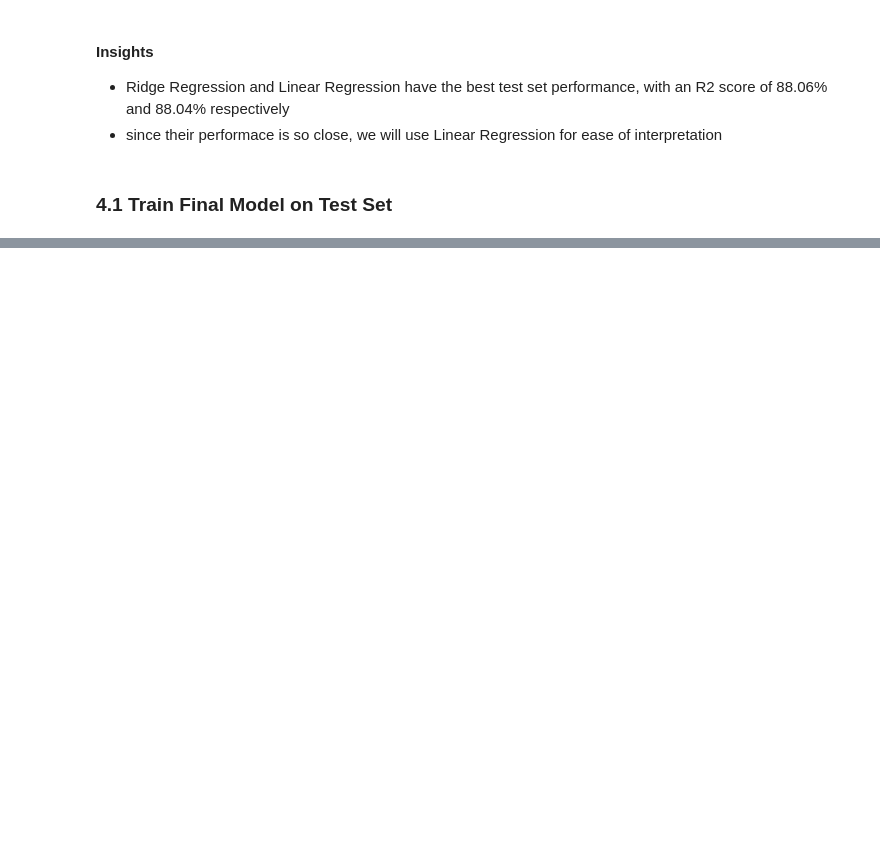
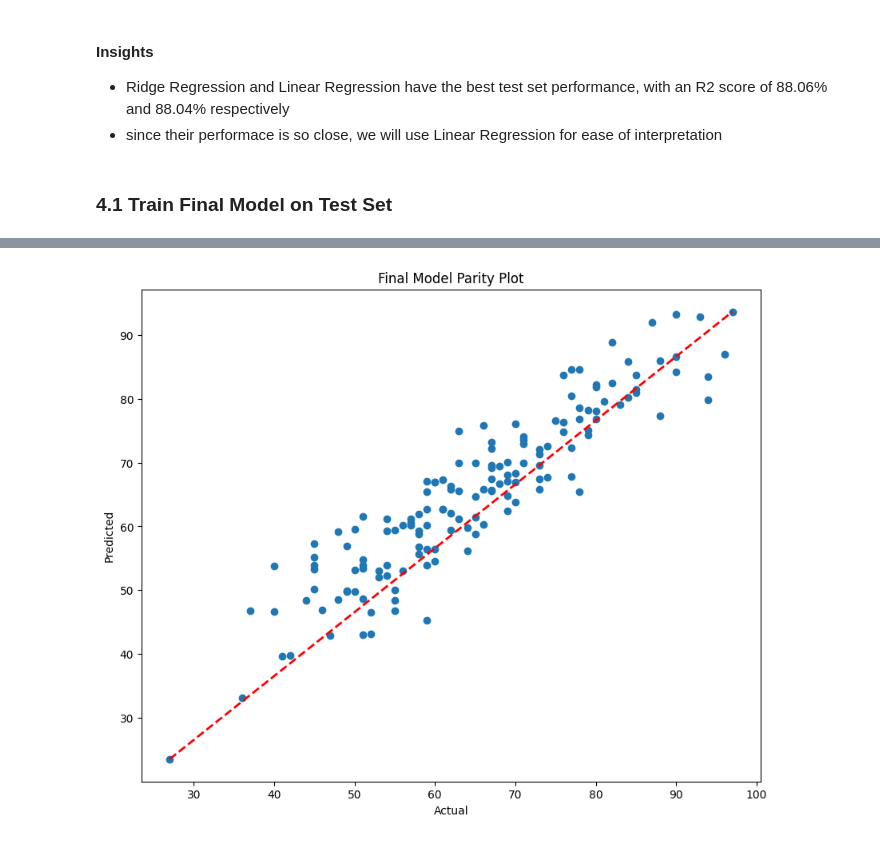
Before and after one commit to hilpresent/ml-project, a Jupyter notebook: notebook/MODEL_TRAINING.ipynb, the cells around one changed output, grey strips where cells are left out. Saved outputs shown, nothing was run; the diff lists cells and outputs as text; code cells hidden in the pictures; blank space fills up the shorter version.

Commit message:
Finished model training

```diff
--- a/notebook/MODEL_TRAINING.ipynb
+++ b/notebook/MODEL_TRAINING.ipynb
@@ -291,0 +241,14 @@ Uncertainty (MAE): 0.00
+# %%
+plt.figure(figsize=(10, 8))
+
+plt.scatter(y_test, y_test_pred)
+plt.xlabel('Actual')
+plt.ylabel('Predicted')
+plt.title('Final Model Parity Plot')
+
+# add a y = x line for reference
+plt.plot([y_test.min(), y_test.max()], [y_test_pred.min(), y_test_pred.max()], 'r--', lw=2)
+
+plt.show()
+# %% [output]
+[figure, added]
```
Also changed, not shown: parts of 26 cells of this notebook.
